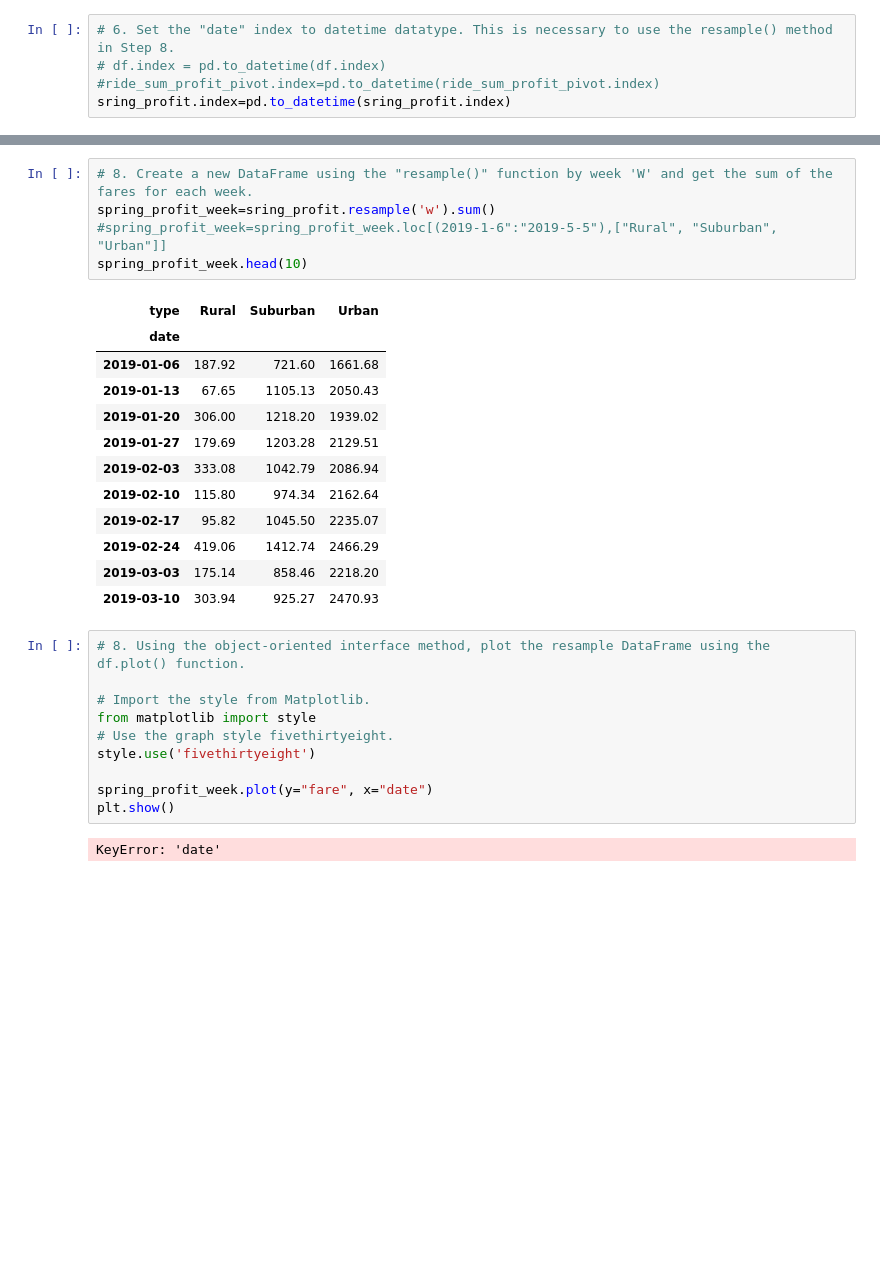
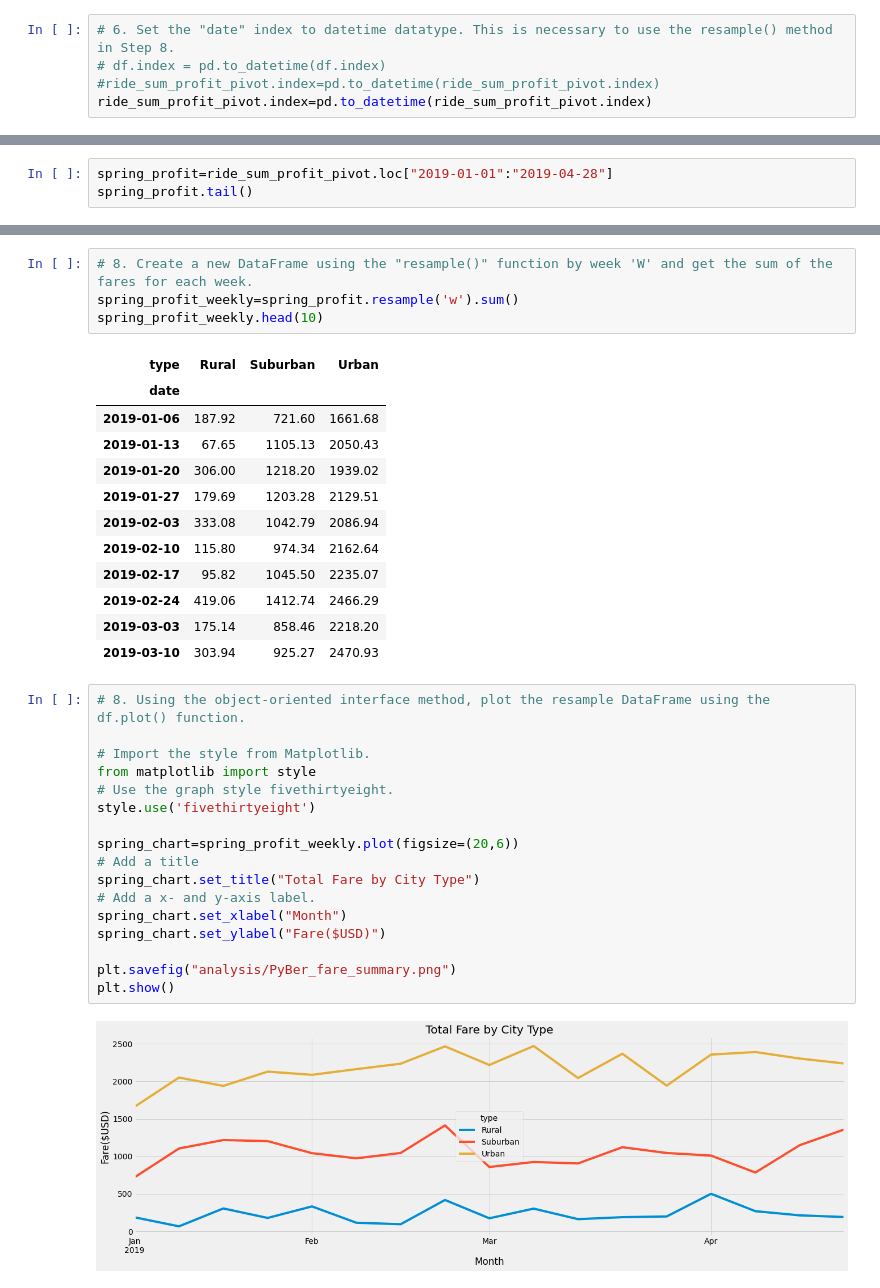
Before and after one commit to biboking/PyBer_Analysis, a Jupyter notebook: PyBer_Challenge.ipynb, the cells around one changed output, grey strips where cells are left out. Saved outputs shown, nothing was run; the diff lists cells and outputs as text; blank space fills up the shorter version.

```diff
--- a/PyBer_Challenge.ipynb
+++ b/PyBer_Challenge.ipynb
@@ -217,7 +204,7 @@ sring_profit.head(10)
 # 6. Set the "date" index to datetime datatype. This is necessary to use the resample() method in Step 8.
 # df.index = pd.to_datetime(df.index)
 #ride_sum_profit_pivot.index=pd.to_datetime(ride_sum_profit_pivot.index)
-sring_profit.index=pd.to_datetime(sring_profit.index)
+ride_sum_profit_pivot.index=pd.to_datetime(ride_sum_profit_pivot.index)
 # %%
 # 7. Check that the datatype for the index is datetime using df.info()
 #ride_sum_profit_pivot.info()
@@ -235,0 +233,3 @@ memory usage: 68.7 KB
+# %%
+spring_profit=ride_sum_profit_pivot.loc["2019-01-01":"2019-04-28"]
+spring_profit.tail()
@@ -236,8 +244,7 @@ memory usage: 68.7 KB
 # %%
 # 8. Create a new DataFrame using the "resample()" function by week 'W' and get the sum of the fares for each week.
-spring_profit_week=sring_profit.resample('w').sum()
-#spring_profit_week=spring_profit_week.loc[(2019-1-6":"2019-5-5"),["Rural", "Suburban", "Urban"]]
-spring_profit_week.head(10)
+spring_profit_weekly=spring_profit.resample('w').sum()
+spring_profit_weekly.head(10)
 # %% [output]
 | type | Rural | Suburban | Urban |
 | date |  |  |  |
@@ -254,12 +261,19 @@ spring_profit_week.head(10)
 # %%
 # 8. Using the object-oriented interface method, plot the resample DataFrame using the df.plot() function.
 
 # Import the style from Matplotlib.
 from matplotlib import style
 # Use the graph style fivethirtyeight.
 style.use('fivethirtyeight')
 
-spring_profit_week.plot(y="fare", x="date")
+spring_chart=spring_profit_weekly.plot(figsize=(20,6))
+# Add a title
+spring_chart.set_title("Total Fare by City Type")
+# Add a x- and y-axis label.
+spring_chart.set_xlabel("Month")
+spring_chart.set_ylabel("Fare($USD)")
+
+plt.savefig("analysis/PyBer_fare_summary.png")
 plt.show()
 # %% [output]
-KeyError: 'date'
+[figure, added]
```
Also changed, not shown: parts of 5 cells of this notebook, 2 other files.
